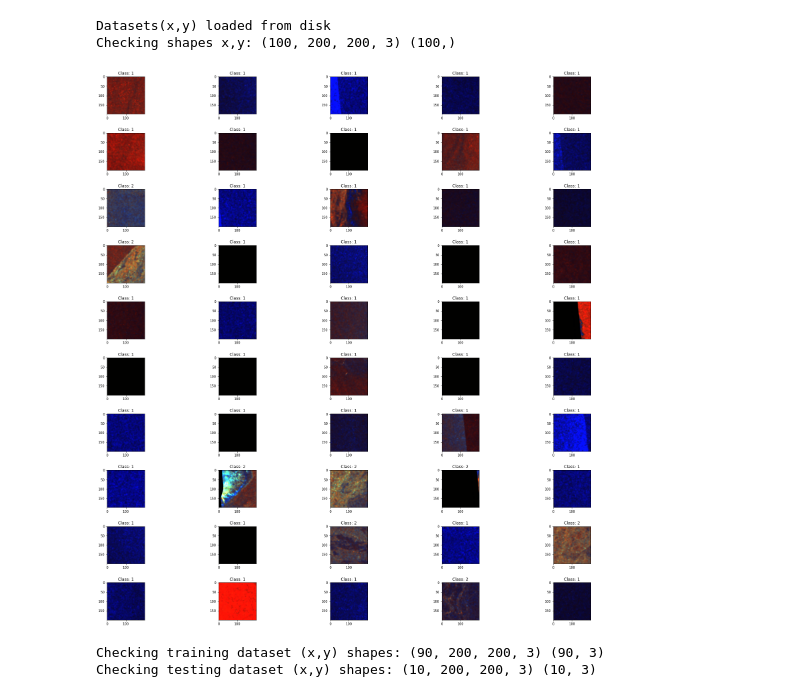
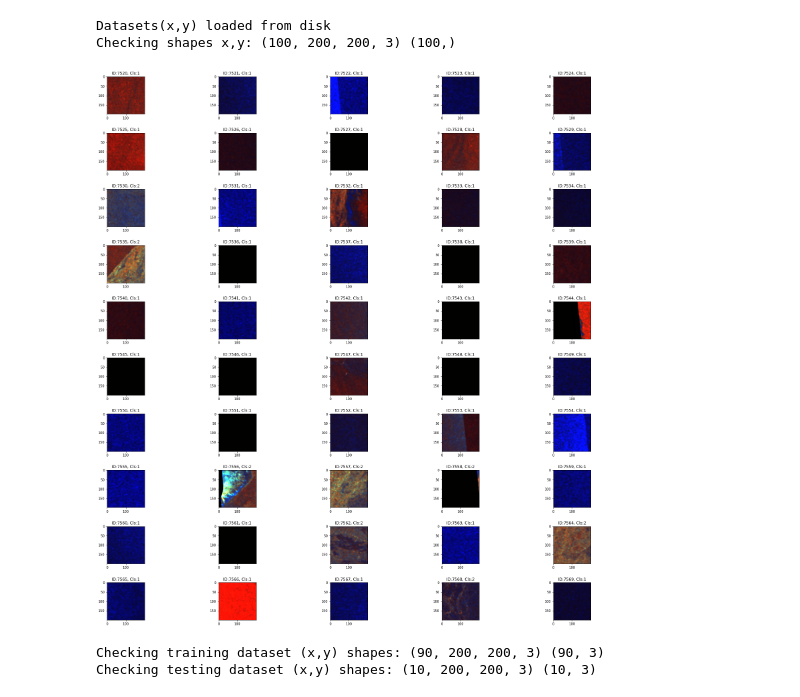
Before and after one commit to leopauly/sense-hackathon, a Jupyter notebook: SENSE_CDT_Practical_Session_Template.ipynb, the cells around one changed output. Saved outputs shown, nothing was run; the diff lists cells and outputs as text; code cells hidden in the pictures.

```diff
--- a/SENSE_CDT_Practical_Session_Template.ipynb
+++ b/SENSE_CDT_Practical_Session_Template.ipynb
@@ -80,14 +80,14 @@ Checking shapes x,y: (100, 200, 200, 3) (100,)
 # %%
 ## Data visualisation
 fig, axs = plt.subplots(10,5, figsize=(30, 30), facecolor='w', edgecolor='k')
 fig.subplots_adjust(hspace = .5, wspace=.001)
 axs = axs.ravel()
 
 for i in range(50):
     axs[i].imshow(x[i])
-    axs[i].set_title('Class: {}'.format(y[i]))
+    axs[i].set_title('ID:{}, Cls:{}'.format(x_list[i],y[i]))
 # %% [output]
-[figure, old version]
+[figure, new version]
 # %%
 ## Splitting data into train and test
 y=to_categorical(y)
```
Also changed, not shown: parts of 2 cells of this notebook.
